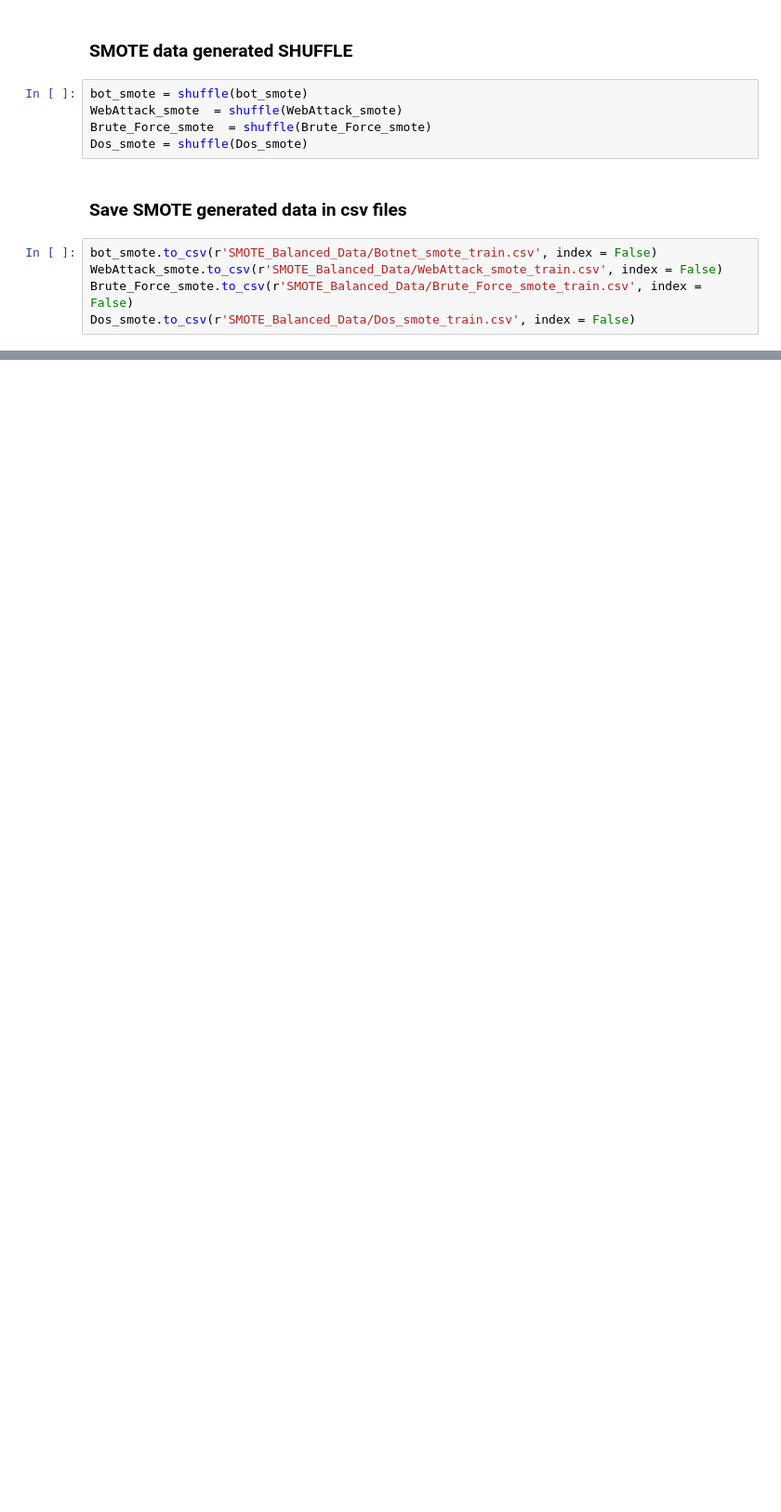
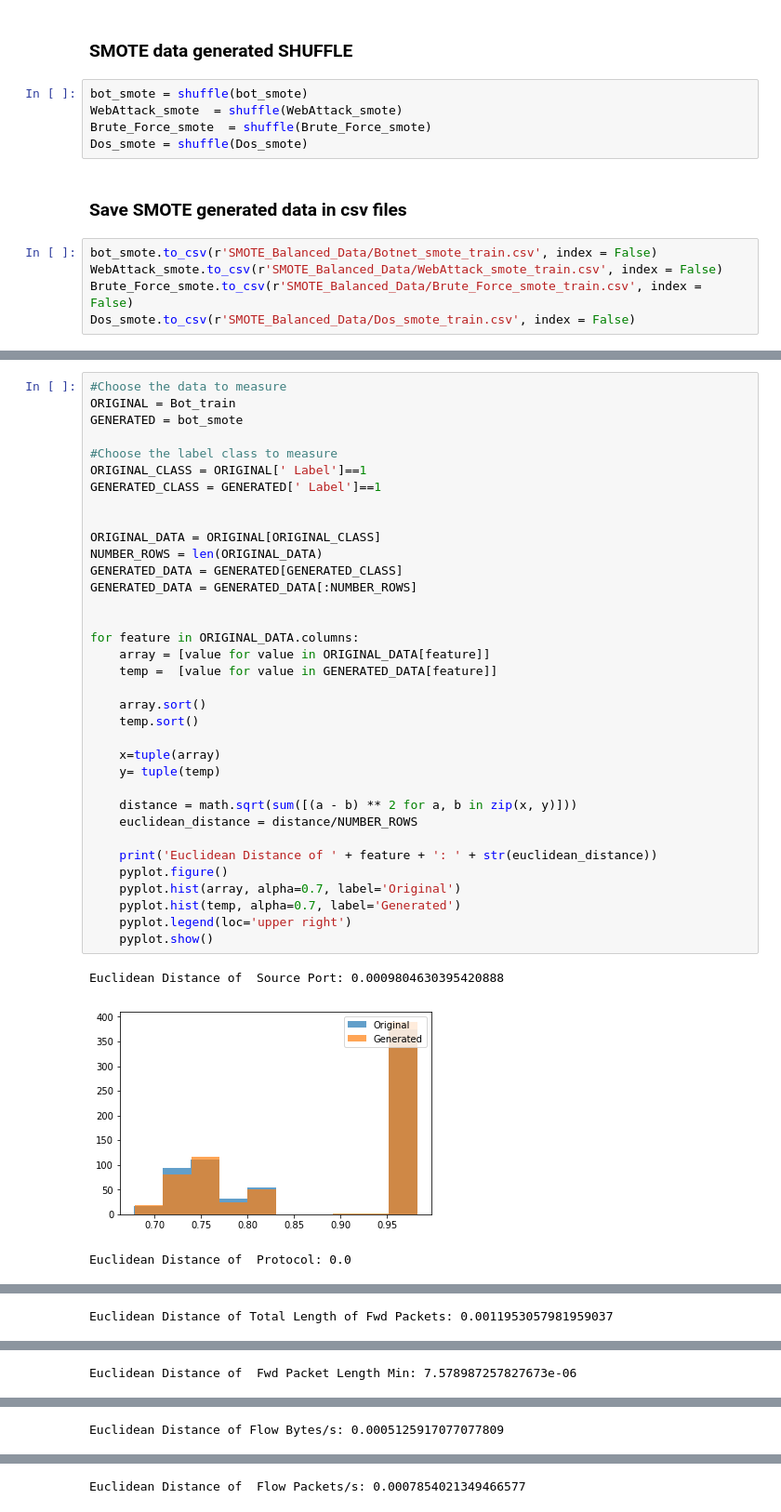
Before and after one commit to elisavalente/Deep_Learning_Network_Anomaly_Detection, a Jupyter notebook: SMOTE.ipynb, the cells around one changed output, grey strips where cells are left out. Shown: that part at 93% size. Drawn from its saved outputs; the diff is of its cells as text; blank space fills up the shorter version.

```diff
--- a/SMOTE.ipynb
+++ b/SMOTE.ipynb
@@ -55,0 +55,39 @@ Dos_smote.to_csv(r'SMOTE_Balanced_Data/Dos_smote_train.csv', index = False)
+# %%
+#Choose the data to measure
+ORIGINAL = Bot_train
+GENERATED = bot_smote
+
+#Choose the label class to measure
+ORIGINAL_CLASS = ORIGINAL[' Label']==1
+GENERATED_CLASS = GENERATED[' Label']==1
+
+
+ORIGINAL_DATA = ORIGINAL[ORIGINAL_CLASS]
+NUMBER_ROWS = len(ORIGINAL_DATA)
+GENERATED_DATA = GENERATED[GENERATED_CLASS]
+GENERATED_DATA = GENERATED_DATA[:NUMBER_ROWS]
+
+
+for feature in ORIGINAL_DATA.columns:
+    array = [value for value in ORIGINAL_DATA[feature]]
+    temp =  [value for value in GENERATED_DATA[feature]]
+
+    array.sort()
+    temp.sort()
+
+    x=tuple(array)
+    y= tuple(temp)
+
+    distance = math.sqrt(sum([(a - b) ** 2 for a, b in zip(x, y)]))
+    euclidean_distance = distance/NUMBER_ROWS
+
+    print('Euclidean Distance of ' + feature + ': ' + str(euclidean_distance))
+    pyplot.figure()
+    pyplot.hist(array, alpha=0.7, label='Original')
+    pyplot.hist(temp, alpha=0.7, label='Generated')
+    pyplot.legend(loc='upper right')
+    pyplot.show()
+# %% [output]
+Euclidean Distance of  Source Port: 0.0009804630395420888
+[figure, added]
+Euclidean Distance of  Protocol: 0.0
@@ -55,0 +95 @@ Dos_smote.to_csv(r'SMOTE_Balanced_Data/Dos_smote_train.csv', index = False)
+Euclidean Distance of Total Length of Fwd Packets: 0.0011953057981959037
@@ -55,0 +97 @@ Dos_smote.to_csv(r'SMOTE_Balanced_Data/Dos_smote_train.csv', index = False)
+Euclidean Distance of  Fwd Packet Length Min: 7.578987257827673e-06
@@ -55,0 +99 @@ Dos_smote.to_csv(r'SMOTE_Balanced_Data/Dos_smote_train.csv', index = False)
+Euclidean Distance of Flow Bytes/s: 0.0005125917077077809
@@ -55,0 +101 @@ Dos_smote.to_csv(r'SMOTE_Balanced_Data/Dos_smote_train.csv', index = False)
+Euclidean Distance of  Flow Packets/s: 0.0007854021349466577
```
Also changed, not shown: parts of 4 cells of this notebook, 19 other files.
